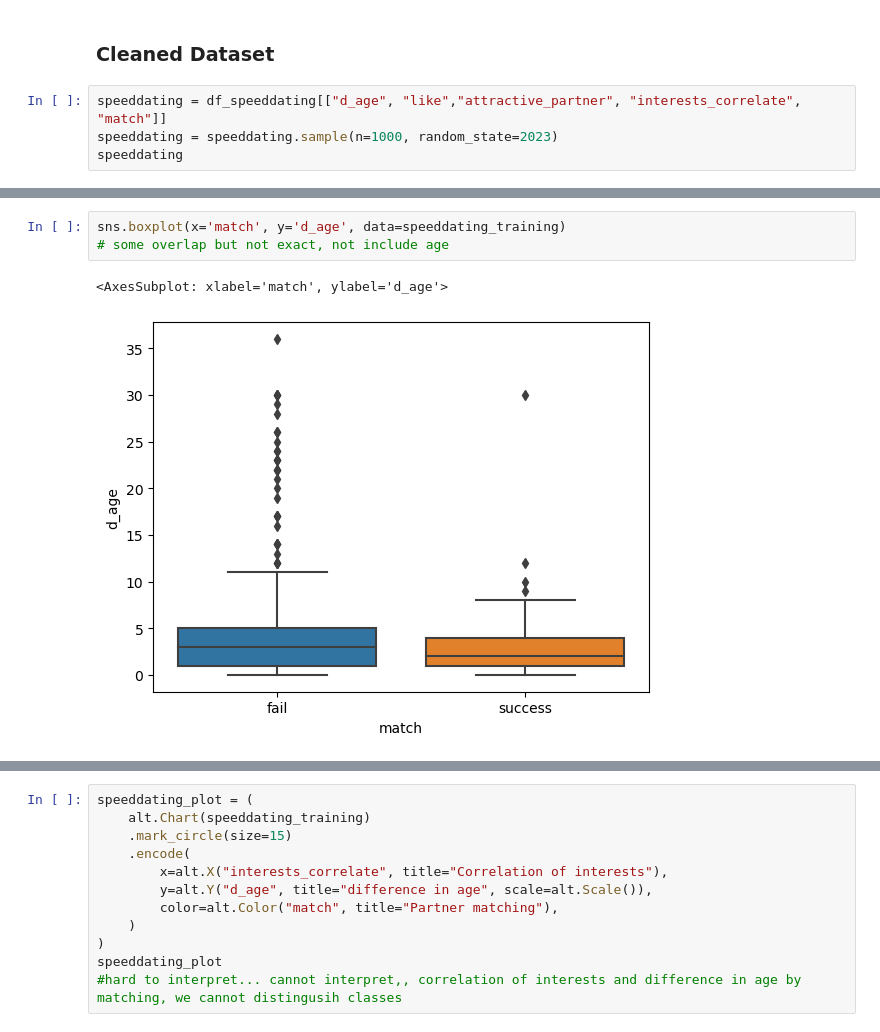
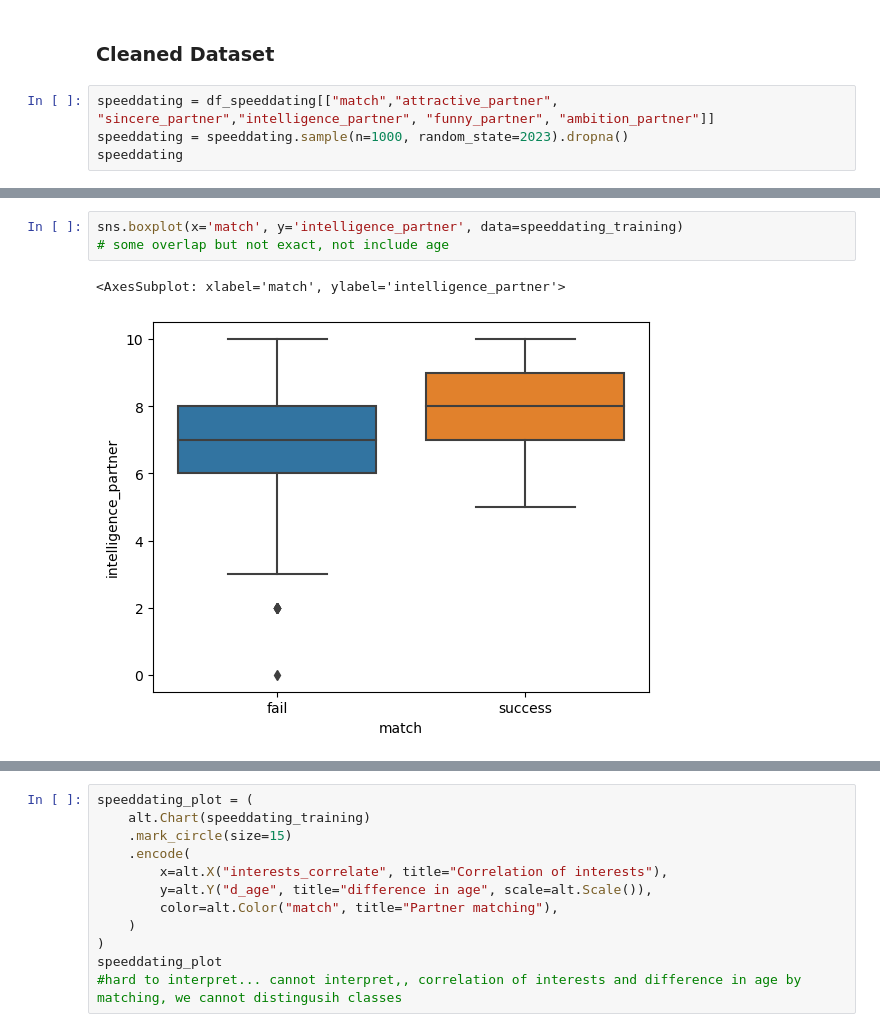
Before and after one commit to mkimur02/final_project_dsci100, a Jupyter notebook: Untitled.ipynb, the cells around one changed output, grey strips where cells are left out. Drawn from its saved outputs; the diff is of its cells as text.

```diff
--- a/Untitled.ipynb
+++ b/Untitled.ipynb
@@ -50,7 +50,7 @@ df_speeddating
 # %% [markdown]
 ### Cleaned Dataset
 # %%
-speeddating = df_speeddating[["d_age", "like","attractive_partner", "interests_correlate", "match"]]
-speeddating = speeddating.sample(n=1000, random_state=2023)
+speeddating = df_speeddating[["match","attractive_partner", "sincere_partner","intelligence_partner", "funny_partner", "ambition_partner"]]
+speeddating = speeddating.sample(n=1000, random_state=2023).dropna()
 speeddating
 # %% [output]
@@ -140,6 +137,6 @@ sns.boxplot(x='match', y='interests_correlate', width=0.5, data=speeddating_trai
 # %%
-sns.boxplot(x='match', y='d_age', data=speeddating_training)
+sns.boxplot(x='match', y='intelligence_partner', data=speeddating_training)
 # some overlap but not exact, not include age
 # %% [output]
-<AxesSubplot: xlabel='match', ylabel='d_age'>
+<AxesSubplot: xlabel='match', ylabel='intelligence_partner'>
-[figure, old version]
+[figure, new version]
```
Also changed, not shown: parts of 8 cells of this notebook.
